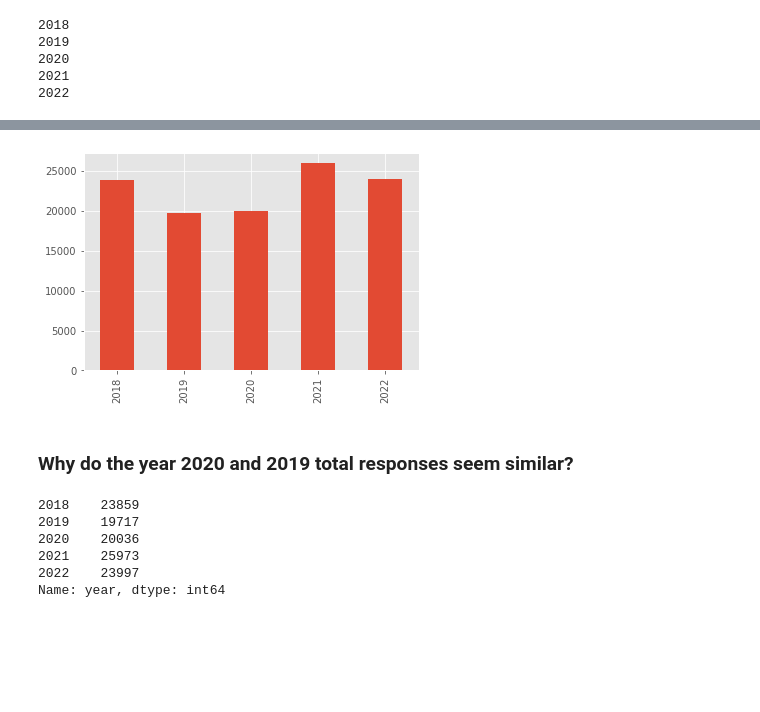
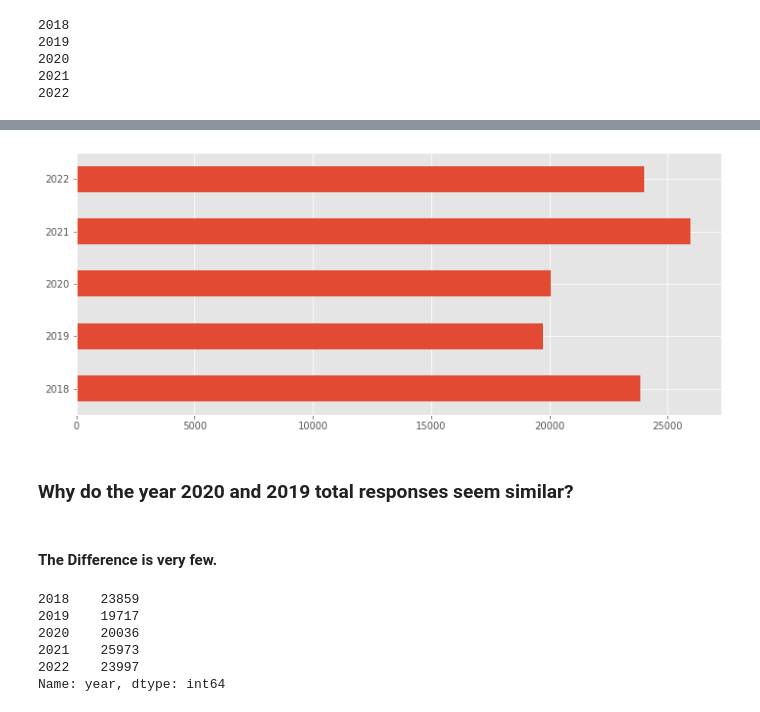
Before and after one commit to Amir-UL-Islam/Machine-Learning-Notebooks, a Jupyter notebook: survey2022.ipynb, the cells around one changed output, grey strips where cells are left out. Saved outputs shown, nothing was run; the diff lists cells and outputs as text; code cells hidden in the pictures; blank space fills up the shorter version.

Commit message:
Kaggle Notebook | Survey2022(Basic Strategy with Pandas and Seaborn) | Version 9

```diff
--- a/survey2022.ipynb
+++ b/survey2022.ipynb
@@ -32,7 +40,7 @@ csvs
 csvs_mapping = {
  2018: '../input/2021-kaggle-data-science-machine-learning-survey/2018_kaggle_ds_and_ml_survey_responses_only.csv',
  2019: '../input/2021-kaggle-data-science-machine-learning-survey/2019_kaggle_ds_and_ml_survey_responses_only.csv',
- 2020: '../input/2020-kaggle-data-science-machine-learning-survey/2020_kaggle_ds_and_ml_survey_responses_only.csv',
+ 2020: '../input/2021-kaggle-data-science-machine-learning-survey/2020_kaggle_ds_and_ml_survey_responses_only.csv',
  2021: '../input/2021-kaggle-data-science-machine-learning-survey/2021_kaggle_ds_and_ml_survey_responses_only.csv',
  2022: '../input/kaggle-survey-2022/kaggle_survey_2022_responses.csv'
 }
@@ -63,12 +71,15 @@ df.head()
 | 3 | 621 | Male | -1.0 | 35-39 | ... |
 | 4 | 731 | Male | -1.0 | 22-24 | ... |
 # %%
-df['year'].value_counts().sort_index().plot(kind='bar')
+fig = plt.figure(figsize=(12, 5))
+df['year'].value_counts().sort_index().plot(kind='barh')
 plt.show()
 # %% [output]
-[figure, old version]
+[figure, new version]
 # %% [markdown]
 ### Why do the year 2020 and 2019 total responses seem similar?
+# %% [markdown]
+#### The Difference is very few.
 # %%
 year_responses = df['year'].value_counts().sort_index()
 year_responses
```
Also changed, not shown: parts of 23 cells of this notebook.
